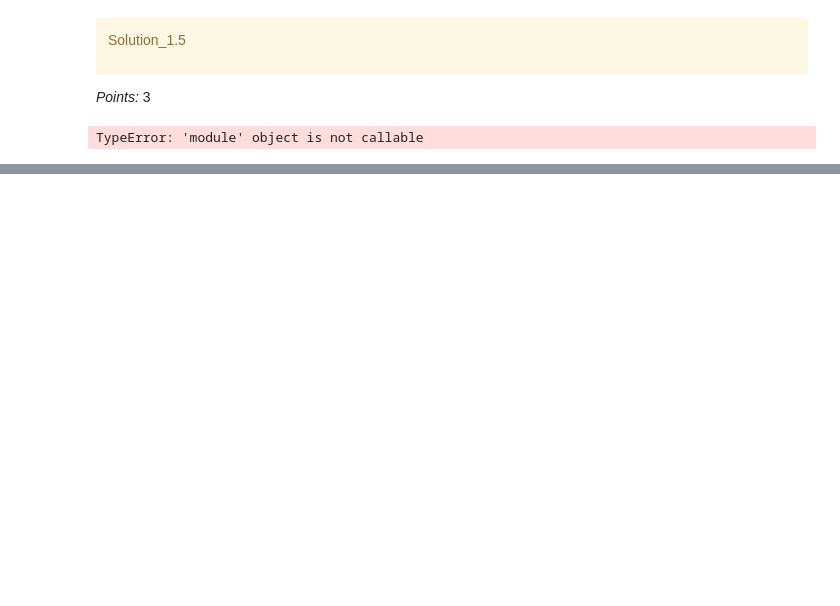
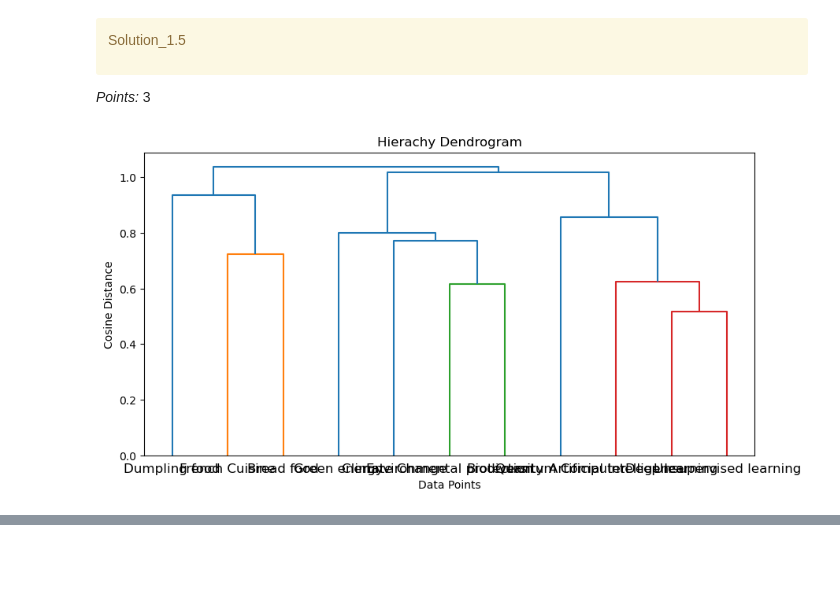
Before and after one commit to ansonnchan/cpsc-330, a Jupyter notebook: homeworks/HW6/hw6_exercise_1/hw6_exercise_1.ipynb, the cells around one changed output, grey strips where cells are left out. Saved outputs shown, nothing was run; the diff lists cells and outputs as text; code cells hidden in the pictures; blank space fills up the shorter version.

```diff
--- a/homeworks/HW6/hw6_exercise_1/hw6_exercise_1.ipynb
+++ b/homeworks/HW6/hw6_exercise_1/hw6_exercise_1.ipynb
@@ -473,15 +473,17 @@ Solution_1.5
 
 _Points:_ 3
 # %%
+import matplotlib.pyplot as plt # Re-imports and fixes the overwritten 'plt' variable
 from scipy.cluster.hierarchy import dendrogram, linkage
 
 hierachy_linkage = linkage(emb_sents, method='complete', metric='cosine')
-plt.figure(figsize=(10, 5))
-dendrogram(hierachy_linkage, labels=wiki_df["wiki query"].tolist())
-plt.title("Hierarchical Clustering Dendrogram")
+
+fig, ax = plt.subplots(figsize=(10, 5))
+dendrogram(hierachy_linkage, labels=wiki_df["wiki query"].tolist(), ax=ax)
+plt.title("Hierachy Dendrogram")
 plt.ylabel("Cosine Distance")
 plt.xlabel("Data Points")
 plt.show()
 # %% [output]
-TypeError: 'module' object is not callable
+[figure, added]
 # %%
```
Also changed, not shown: parts of 1 cell of this notebook.
